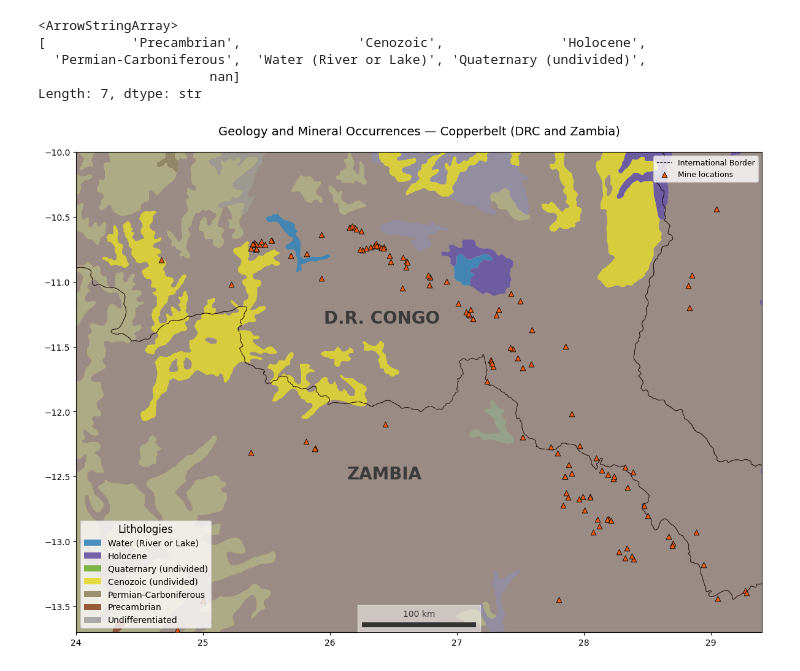
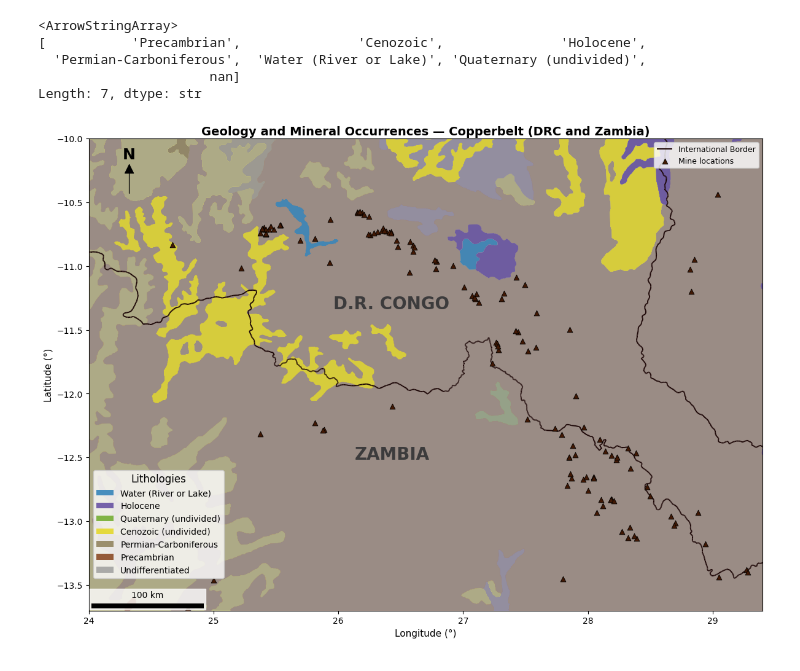
Before and after one commit to jlima-geol/spatial-history-cuco-mining, a Jupyter notebook: notebooks/i.spatial_foundation.ipynb, the cells around one changed output. Saved outputs shown, nothing was run; the diff lists cells and outputs as text; code cells hidden in the pictures.

```diff
--- a/notebooks/i.spatial_foundation.ipynb
+++ b/notebooks/i.spatial_foundation.ipynb
@@ -173,11 +173,11 @@ ax = districts.plot(ax=ax, color="#eeeeee", edgecolor="#bcbcbc", linewidth=0.6)
 texts = []
 for _, row in districts.iterrows():
     x, y = row.geometry.representative_point().coords[0]
-    texts.append(ax.text(x, y, row["NAME_2"], fontsize=8, color="#141515"))
+    texts.append(ax.text(x, y, row["NAME_2"], fontsize=9, color="#141515"))
 
 # International boundary
 gpd.GeoSeries([boundary]).plot(
-    ax=ax, color="#1C0606", linewidth=0.6, linestyle="--",
+    ax=ax, color="black", linewidth=1.4,
     zorder=3, label="International Border",
 )
 
@@ -230,11 +230,14 @@ scalebar = ScaleBar(
     label_formatter=lambda v, u: f"{v:.0f} {u}",
 )
 
-ax.set_title("Infrastructure and Mining Logistics — Copperbelt (DRC and Zambia)", fontsize=14, pad=20)
-ax.axis("on")
-handles, labels = ax.get_legend_handles_labels()
-ax.legend(handles, labels, loc="upper right", frameon=True, fontsize=9)
-ax.add_artist(scalebar)
+ax.axis('on')
+add_map_furniture(
+    ax,
+    gdf_ref=districts,  # any GDF with the correct CRS
+    title="Infrastructure and Mining Logistics — Copperbelt (DRC and Zambia)",
+    legend=True
+)
+
 plt.tight_layout()
 plt.savefig(MAPS_OUT / "infrastructure.png", dpi=300)
 plt.show()
@@ -394,13 +382,13 @@ geo_clip.plot(
 
 # --- International boundary
 gpd.GeoSeries([boundary]).plot(
-    ax=ax, color="#1C0606", linewidth=0.8, linestyle="--",
+    ax=ax, color="#1C0606", linewidth=1.4,
     zorder=4, label="International Border",
 )
 
 # --- Mine locations
 mrds.plot(
-    ax=ax, color="#f15a0f", markersize=40, marker="^",
+    ax=ax, color="#421905", markersize=40, marker="^",
     edgecolor="black", linewidth=0.6, zorder=5, label="Mine locations",
 )
 
@@ -423,45 +411,39 @@ for iso, row in countries.iterrows():
         ha="center", va="center", zorder=10
     )
 
 # --- Legends
 # Geology categories
 geo_patches = [
     Patch(facecolor=color_map[cat], edgecolor="none", label=cat, alpha=0.8)
     for cat in ordered_units
     if cat in geo_clip["_plot_cat"].unique()
 ]
 
 geo_legend = ax.legend(
     handles=geo_patches,
     title="Lithologies",
     loc="lower left",
+    bbox_to_anchor=(0.0, 0.06),
     fontsize=10,
     title_fontsize=12,
     frameon=True,
     ncol=1,
 )
 ax.add_artist(geo_legend)
 
-# Mine + border legend
-handles, labels = ax.get_legend_handles_labels()
-ax.legend(handles, labels, loc="upper right", frameon=True, fontsize=9)
-
-# --- Scale bar
-dx = 111000 # ~1 degree latitude in metres at this latitude
-scalebar = ScaleBar(
-    dx=dx, units="m", dimension="si-length", location="lower center",
-    fixed_value=100, fixed_units="km", frameon=True, color="#333333",
-    box_alpha=0.5, pad=0.5, scale_loc="top", rotation="horizontal-only",
-    label_formatter=lambda v, u: f"{v:.0f} {u}",
+ax.axis("on")
+add_map_furniture(
+    ax,
+    gdf_ref=mrds,  # any GDF with the correct CRS
+    title="Geology and Mineral Occurrences — Copperbelt (DRC and Zambia)",
+    legend=True
 )
-ax.add_artist(scalebar)
 
 ax.set_xlim(COPPERBELT_BBOX[0], COPPERBELT_BBOX[2])
 ax.set_ylim(COPPERBELT_BBOX[1], COPPERBELT_BBOX[3])
-ax.set_title("Geology and Mineral Occurrences — Copperbelt (DRC and Zambia)", fontsize=14, pad=20)
-ax.axis("on")
+
 plt.tight_layout()
 plt.savefig(MAPS_OUT / "geology.png", dpi=300)
 plt.show()
 # %% [output]
-[figure, old version]
+[figure, new version]
```
Also changed, not shown: parts of 7 cells of this notebook, 22 other files.
